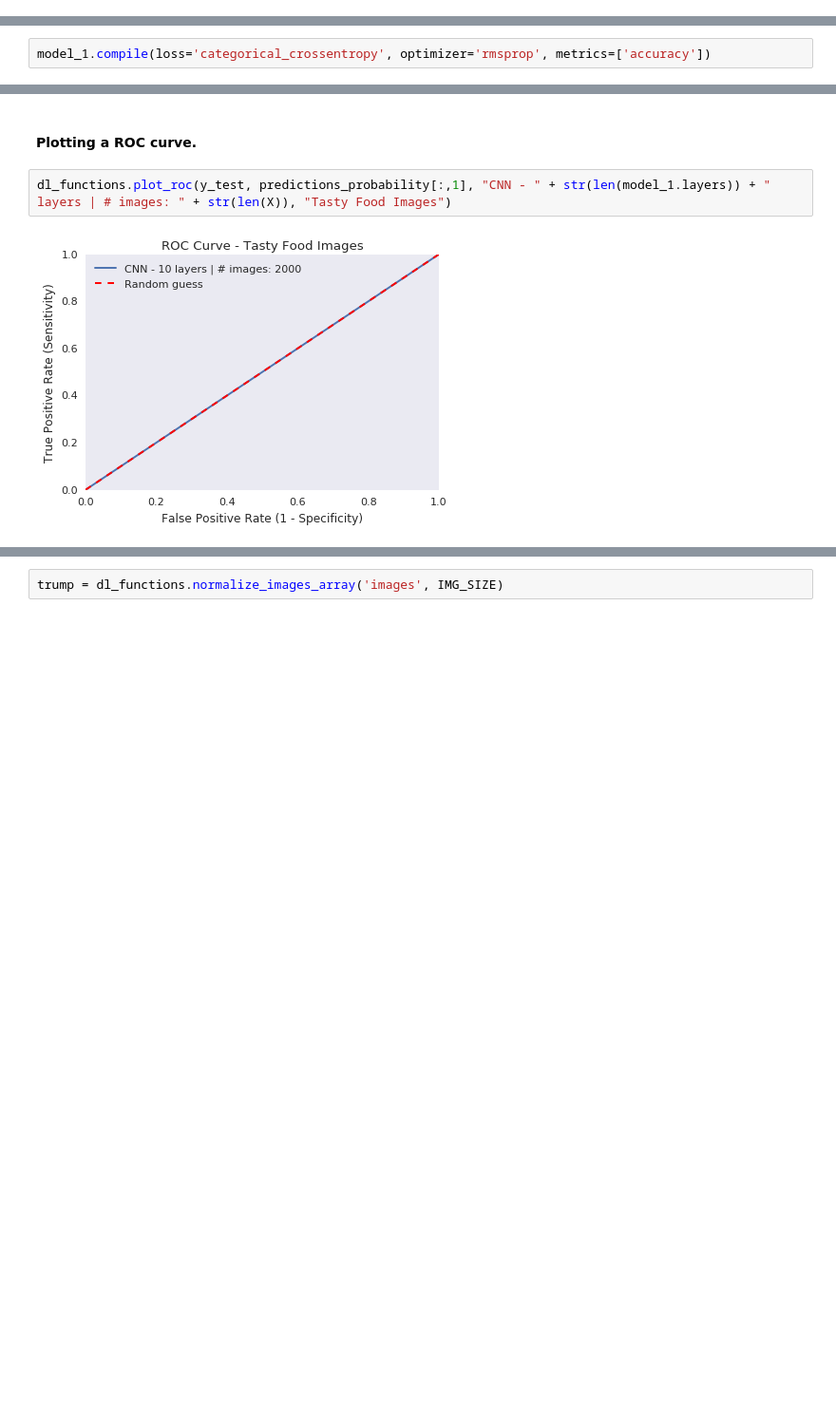
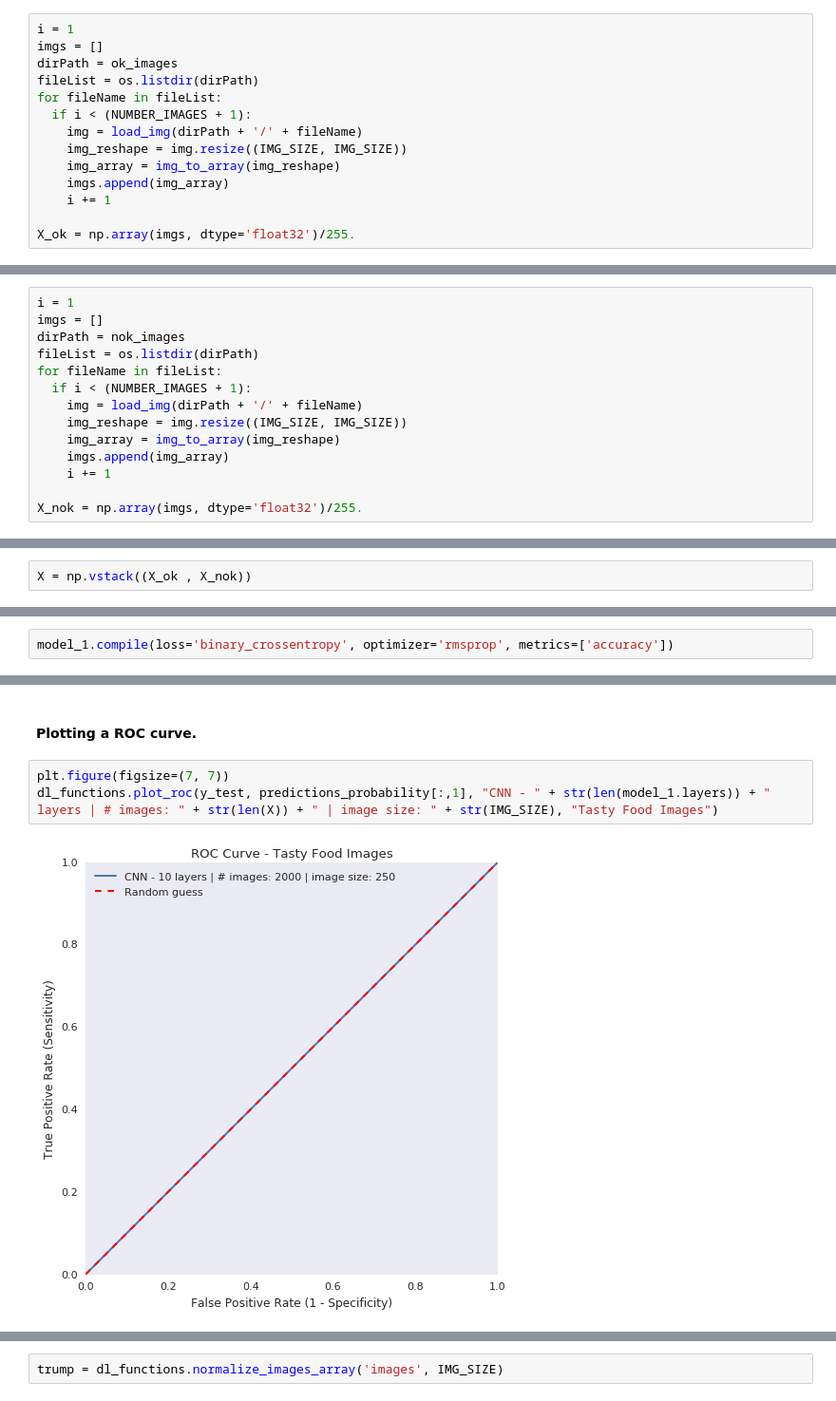
Before and after one commit to carlespoles/DSCI6051-student, a Jupyter notebook: tasty-images-CNN-model-1.ipynb, the cells around one changed output, grey strips where cells are left out. Shown: that part at 95% size. Cells and saved outputs as stored; diff of their text form; blank space fills up the shorter version.

Commit message:
check functions

```diff
--- a/tasty-images-CNN-model-1.ipynb
+++ b/tasty-images-CNN-model-1.ipynb
@@ -42,0 +47,14 @@ X = np.vstack((dl_functions.normalize_images_array(ok_images, IMG_SIZE), dl_func
+# %%
+i = 1
+imgs = []
+dirPath = ok_images
+fileList = os.listdir(dirPath)
+for fileName in fileList:
+  if i < (NUMBER_IMAGES + 1):
+    img = load_img(dirPath + '/' + fileName)
+    img_reshape = img.resize((IMG_SIZE, IMG_SIZE))
+    img_array = img_to_array(img_reshape)
+    imgs.append(img_array)
+    i += 1
+
+X_ok = np.array(imgs, dtype='float32')/255.
@@ -42,0 +63,14 @@ X = np.vstack((dl_functions.normalize_images_array(ok_images, IMG_SIZE), dl_func
+# %%
+i = 1
+imgs = []
+dirPath = nok_images
+fileList = os.listdir(dirPath)
+for fileName in fileList:
+  if i < (NUMBER_IMAGES + 1):
+    img = load_img(dirPath + '/' + fileName)
+    img_reshape = img.resize((IMG_SIZE, IMG_SIZE))
+    img_array = img_to_array(img_reshape)
+    imgs.append(img_array)
+    i += 1
+
+X_nok = np.array(imgs, dtype='float32')/255.
@@ -43,3 +79,5 @@ X = np.vstack((dl_functions.normalize_images_array(ok_images, IMG_SIZE), dl_func
+# %%
+X = np.vstack((X_ok , X_nok))
 # %% [markdown]
 #### Creating an array of labels.
 Label 1 indicates good image, and 0 bad image. Note that half of the images are good, half are bad, so labels are calculated accordingly.
@@ -60,7 +98,7 @@ y_test_sparse = np_utils.to_categorical(y_test, 2)
 # %%
 model_1 = dl_functions.cnn_model_v_1(IMG_SIZE)
 # %%
-model_1.compile(loss='categorical_crossentropy', optimizer='rmsprop', metrics=['accuracy'])
+model_1.compile(loss='binary_crossentropy', optimizer='rmsprop', metrics=['accuracy'])
 # %%
 model_1.summary()
 # %% [output]
@@ -137,8 +175,9 @@ predictions_probability = model_1.predict_proba(X_test)
 # %% [markdown]
 #### Plotting a ROC curve.
 # %%
-dl_functions.plot_roc(y_test, predictions_probability[:,1], "CNN - " + str(len(model_1.layers)) + " layers | # images: " + str(len(X)), "Tasty Food Images")
+plt.figure(figsize=(7, 7))
+dl_functions.plot_roc(y_test, predictions_probability[:,1], "CNN - " + str(len(model_1.layers)) + " layers | # images: " + str(len(X)) + " | image size: " + str(IMG_SIZE), "Tasty Food Images")
 # %% [output]
-[figure, old version]
+[figure, new version]
 # %% [markdown]
 ### Prediction using an image of Donald Trump.
```
Also changed, not shown: parts of 13 cells of this notebook, 1 other file.
